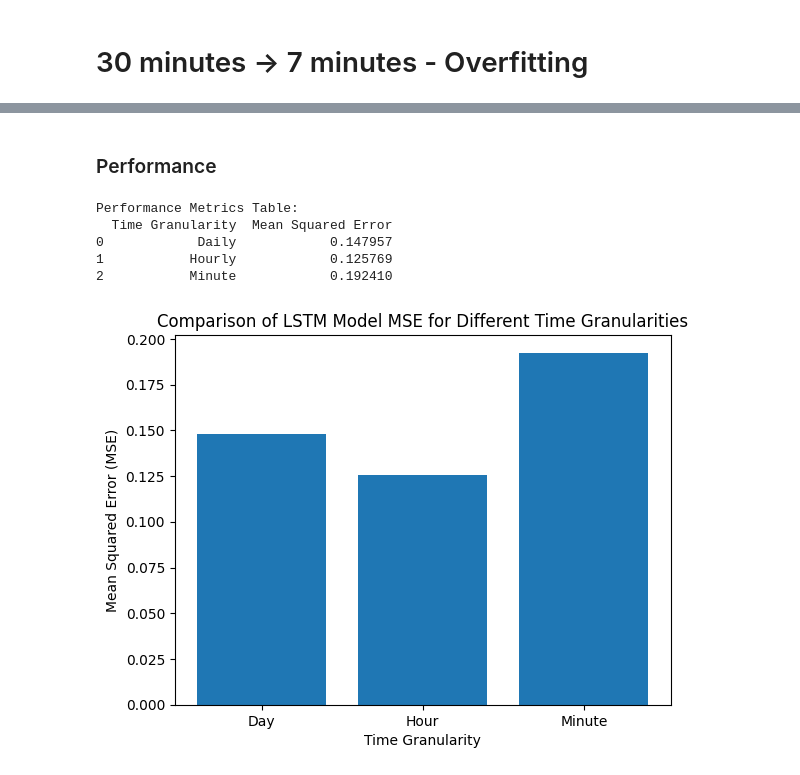
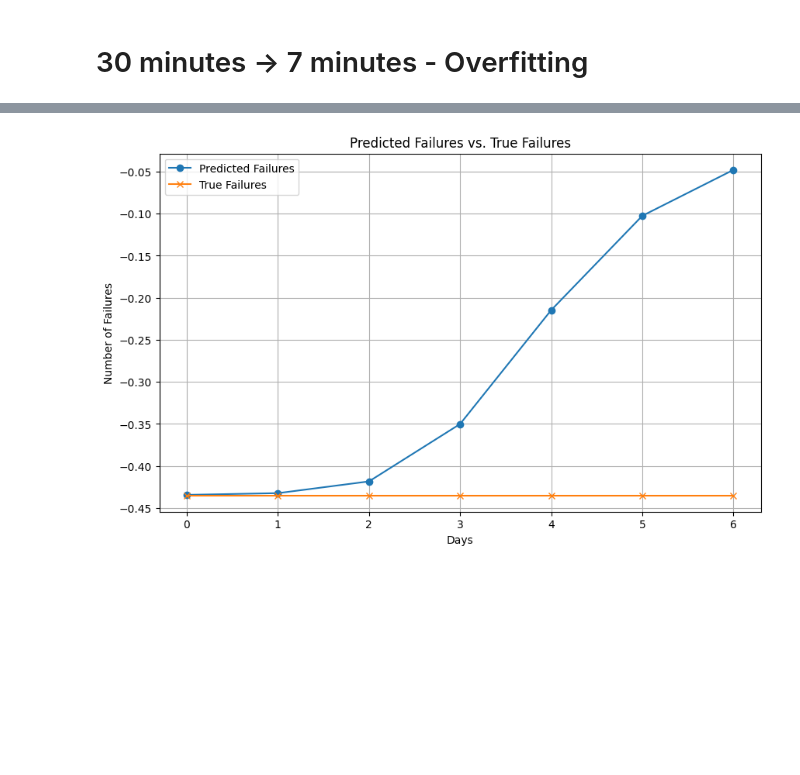
Before and after one commit to yyzangg/honours-programme-project, a Jupyter notebook: LSTM.ipynb, the cells around one changed output, grey strips where cells are left out. Drawn from its saved outputs; the diff is of its cells as text; code cells hidden in the pictures; blank space fills up the shorter version.

```diff
--- a/LSTM.ipynb
+++ b/LSTM.ipynb
@@ -388,14 +420,18 @@ lstm_data_minute = prepare_lstm_data(df_selected, time_intervals['minute'])
 # Create sequences and targets
 sequences_minute, targets_minute = create_lstm_sequences(lstm_data_minute, sequence_length)
 
+# Define the index to split the data
+split_index_minute = int(len(sequences_minute) * 0.7)  # Use 70% of the data for training
+
 # Split the data into training and testing sets
-X_train_minute, X_test_minute, y_train_minute, y_test_minute = train_test_split(sequences_minute, targets_minute, test_size=0.3, random_state=1)
+X_train_minute, X_test_minute = sequences_minute[:split_index_minute], sequences_minute[split_index_minute:]
+y_train_minute, y_test_minute = targets_minute[:split_index_minute], targets_minute[split_index_minute:]
 
 # Build the LSTM model
 lstm_model_minute = Sequential()
 
 # 50 -> 10
-lstm_model_minute.add(LSTM(10, input_shape=(X_train_minute.shape[1], X_train_minute.shape[2])))
+lstm_model_minute.add(LSTM(2, input_shape=(X_train_minute.shape[1], X_train_minute.shape[2])))
 lstm_model_minute.add(Dense(1, activation='sigmoid'))
 lstm_model_minute.compile(loss='mean_squared_error', optimizer='adam', metrics=['mean_squared_error'])
 
@@ -424,7 +460,7 @@ input_data = X_test_minute[3]  # Can be any valid starting point
 predicted_failures = predict_future_failures(lstm_model_minute, input_data, sequence_length, prediction_steps)
 
 # Denormalize the predicted failures
-predicted_failures_denormalized = predicted_failures * (lstm_data_minute['target'].max() - lstm_data_minute['target'].min()) + lstm_data_minute['target'].min()
+predicted_failures_denormalized = np.array(predicted_failures) * (lstm_data_minute['target'].max() - lstm_data_minute['target'].min()) + lstm_data_minute['target'].min()
 
 # Print the predicted failures
 print("Predicted failures for the next 7 minutes:")
@@ -456,32 +493,16 @@ Mean Absolute Error for Predictions: 0.5017
-# %% [markdown]
-### Performance
-# %%
-# Performance Metrics Tables
-
-# Create a DataFrame for performance metrics
-performance_metrics = pd.DataFrame({
-    'Time Granularity': ['Daily', 'Hourly', 'Minute'],
-    'Mean Squared Error': [mse_day, mse_hour, mse_minute]
-})
-
-# Print the performance metrics table
-print("Performance Metrics Table:")
-print(performance_metrics)
-# %% [output]
-Performance Metrics Table:
-  Time Granularity  Mean Squared Error
-0            Daily            0.147957
-1           Hourly            0.125769
-2           Minute            0.192410
-# %%
-# Plot MSE for different time granularities
-time_granularities = ['Day', 'Hour', 'Minute']
-mse_values = [mse_day, mse_hour, mse_minute]
-
-plt.bar(time_granularities, mse_values)
-plt.title('Comparison of LSTM Model MSE for Different Time Granularities')
-plt.xlabel('Time Granularity')
-plt.ylabel('Mean Squared Error (MSE)')
-plt.show()
-# %% [output]
-[figure, removed]
+# %%
+# Get the true failures for the specified number of days
+true_failures = y_test_minute[2:2 + prediction_steps]  # Adjust the range as needed
+
+# Plot predicted failures vs. true failures
+plt.figure(figsize=(10, 6))
+plt.plot(predicted_failures_denormalized, label='Predicted Failures', marker='o')
+plt.plot(true_failures, label='True Failures', marker='x')
+plt.xlabel('Days')
+plt.ylabel('Number of Failures')
+plt.title('Predicted Failures vs. True Failures')
+plt.legend()
+plt.grid(True)
+plt.show()
+# %% [output]
+[figure, added]
```
Also changed, not shown: parts of 28 cells of this notebook, 4 other files.
